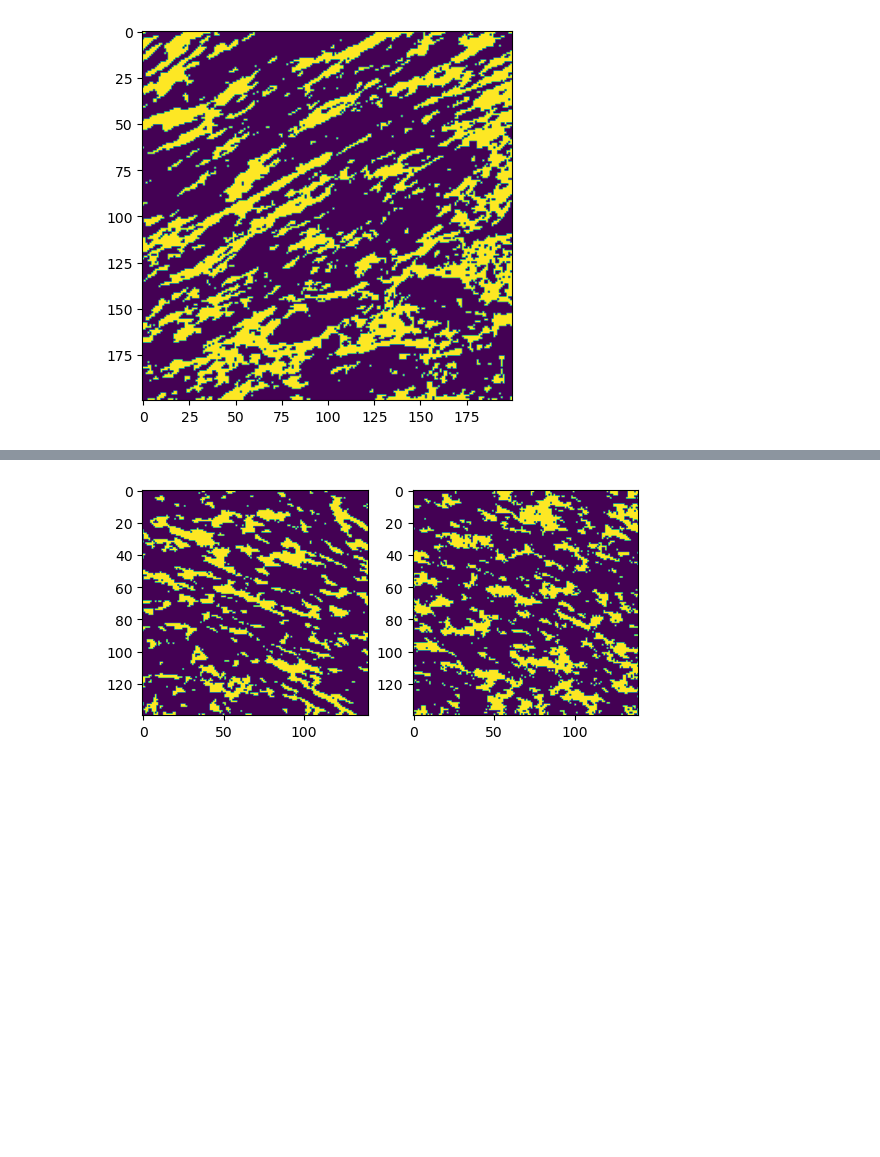
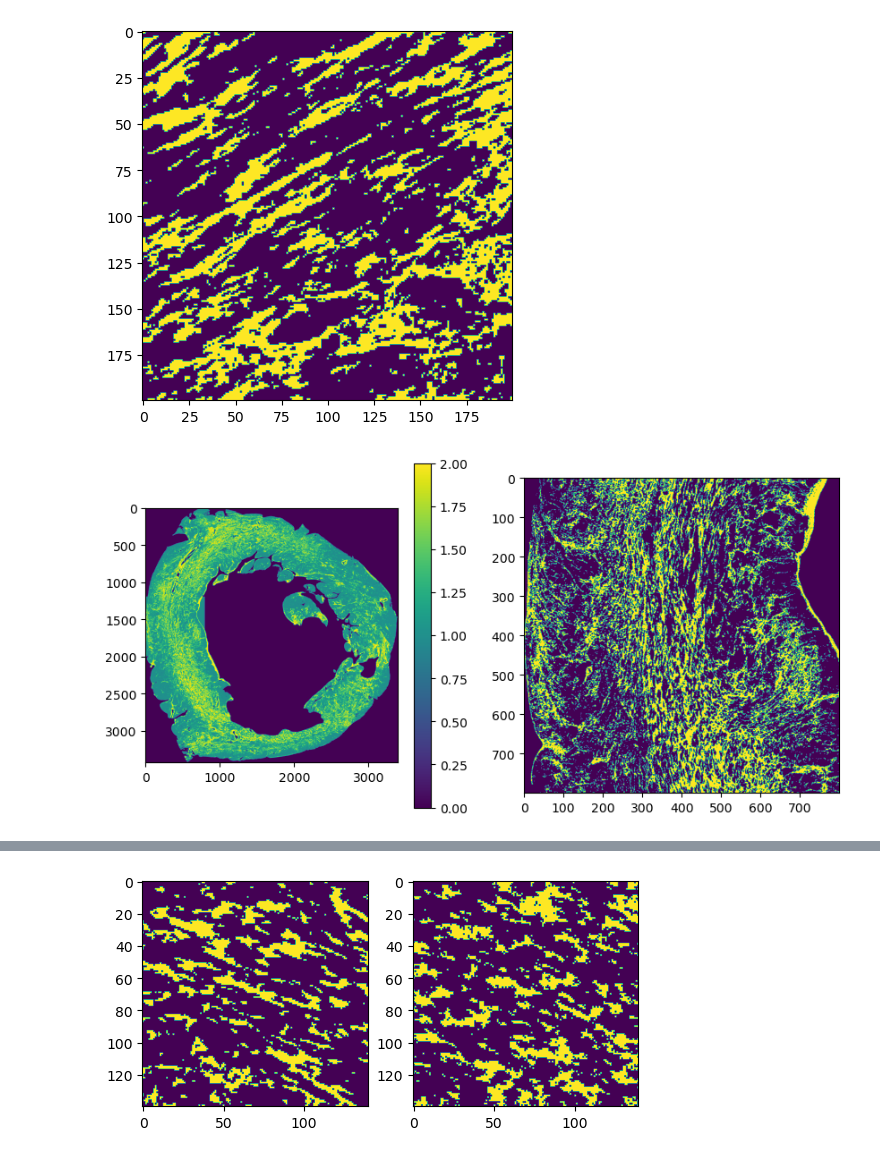
Before and after one commit to TiNezlobinsky/BiTis, a Jupyter notebook: examples/fft_distance_builder.ipynb, the cells around one changed output, grey strips where cells are left out. Cells and saved outputs as stored; diff of their text form; code cells hidden in the pictures; blank space fills up the shorter version.

```diff
--- a/examples/fft_distance_builder.ipynb
+++ b/examples/fft_distance_builder.ipynb
@@ -24,6 +24,29 @@ plt.imshow(texture, cmap='viridis')
 plt.show()
 # %% [output]
 [figure]
+# %%
+from pathlib import Path
+import numpy as np
+import matplotlib.pyplot as plt
+from fibrosisanalysis.parsers import ImageLoader
+
+
+heart = 'E11971_MYH7'
+filename = 'E11971_12_SC2_NABL.png'
+path = Path('/Users/arstanbek/Library/CloudStorage/OneDrive-UGent/data/')
+loader = ImageLoader(path)
+img = loader.load_slice_data(path.joinpath(heart, 'Images', filename))
+
+img_r = img[1200:2000, 0:800]
+img_r[img_r == 0] = 1
+
+fig, axs = plt.subplots(1, 2, figsize=(10, 5))
+im = axs[0].imshow(img)
+axs[1].imshow(img_r)
+fig.colorbar(im, ax=axs[0])
+plt.show()
+# %% [output]
+[figure, added]
 # %%
 import bitis as bt
 
```
Also changed, not shown: parts of 7 cells of this notebook, 2 other files.
